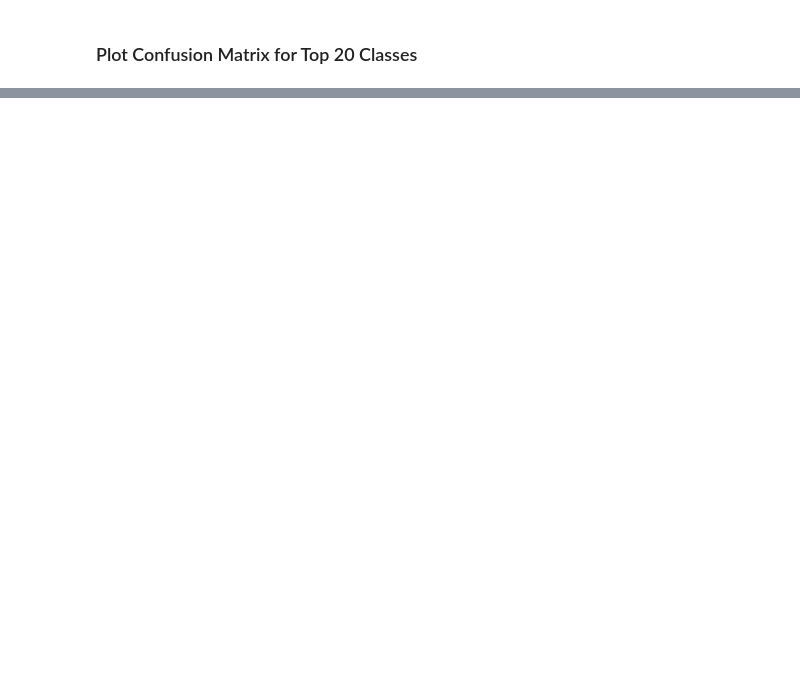
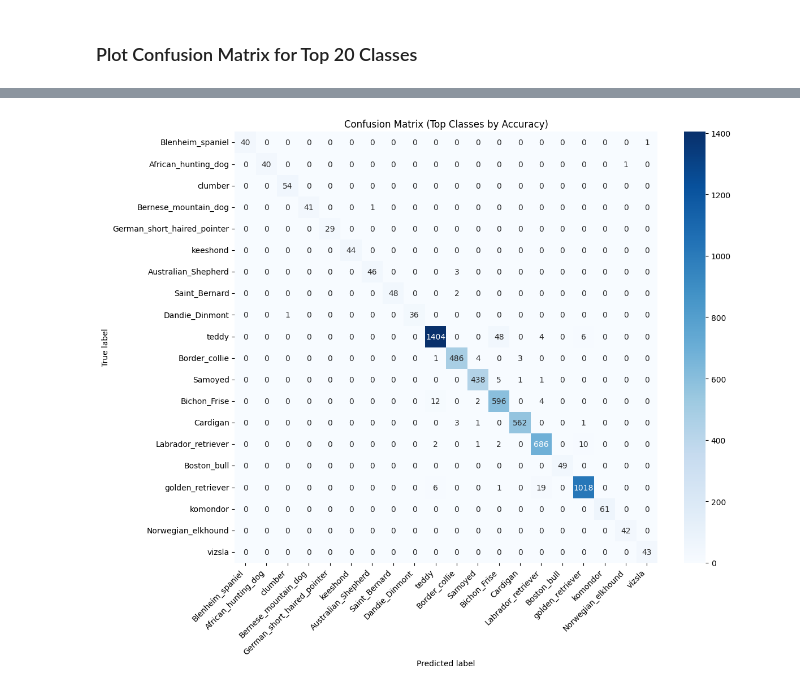
Before and after one commit to AayeshaNakarmi/Dog-Breed-Detection-Tsinghua-CNN, a Jupyter notebook: 22067189-aayeshanakarmi-cv-milestone2.ipynb, the cells around one changed output, grey strips where cells are left out. Cells and saved outputs as stored; diff of their text form; code cells hidden in the pictures; blank space fills up the shorter version.

```diff
--- a/22067189-aayeshanakarmi-cv-milestone2.ipynb
+++ b/22067189-aayeshanakarmi-cv-milestone2.ipynb
@@ -692,0 +871,48 @@ plot_confusion_matrix(all_labels, all_preds, full_dataset.classes)
+# %%
+def plot_confusion_matrix(y_true, y_pred, class_names, max_classes=20):
+    """Plot confusion matrix for model predictions, prioritizing classes by highest accuracy"""
+    # Create confusion matrix
+    cm = confusion_matrix(y_true, y_pred)
+
+    # If there are many classes, select classes based on highest accuracy
+    if len(class_names) > max_classes:
+        # Calculate per-class accuracy
+        class_accuracy = np.zeros(len(class_names))
+        class_samples = np.sum(cm, axis=1)  # Total samples per class
+
+        for i in range(len(class_names)):
+            if class_samples[i] > 0:  # Avoid division by zero
+                class_accuracy[i] = cm[i, i] / class_samples[i]
+            else:
+                class_accuracy[i] = 0
+
+        # Get indices of top classes by accuracy
+        top_classes_idx = np.argsort(class_accuracy)[-max_classes:]
+
+        # Filter confusion matrix to include only top classes
+        cm = cm[top_classes_idx][:, top_classes_idx]
+        # Filter class names
+        plot_class_names = [class_names[i] for i in top_classes_idx]
+    else:
+        plot_class_names = class_names
+
+    # Set up the figure
+    plt.figure(figsize=(12, 10))
+
+    # Create the heatmap
+    sns.heatmap(cm, annot=True, fmt='d', cmap='Blues',
+                xticklabels=plot_class_names,
+                yticklabels=plot_class_names)
+
+    plt.title('Confusion Matrix (Top Classes by Accuracy)')
+    plt.ylabel('True label')
+    plt.xlabel('Predicted label')
+    plt.xticks(rotation=45, ha='right')
+    plt.tight_layout()
+    plt.savefig('confusion_matrix_top_accuracy.png')
+    plt.show()
+
+# Plot confusion matrix immediately
+plot_confusion_matrix(all_labels, all_preds, full_dataset.classes)
+# %% [output]
+[figure, added]
```
Also changed, not shown: parts of 13 cells of this notebook.
